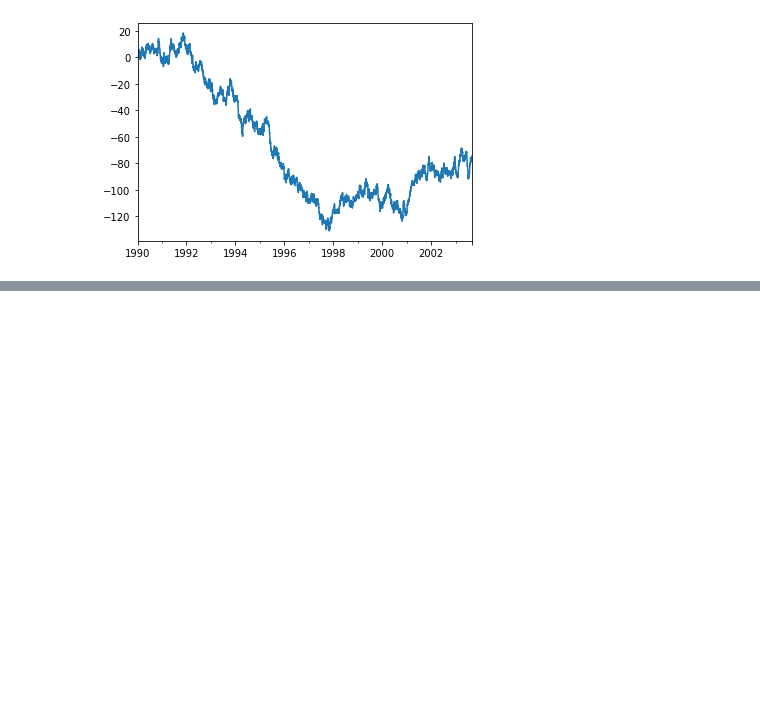
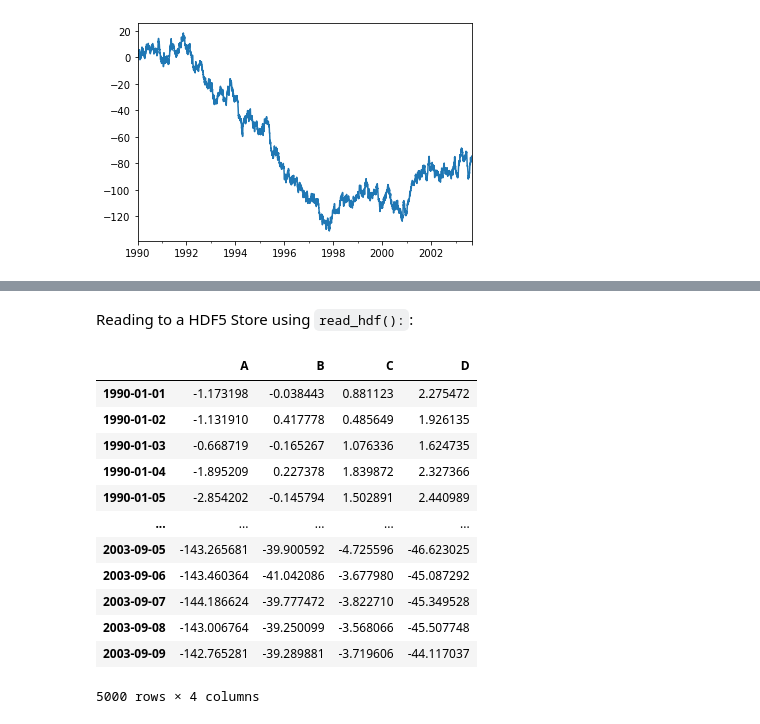
Before and after one commit to MMoronto/pytorch_exercises, a Jupyter notebook: Peutingar_datasets.ipynb, the cells around one changed output, grey strips where cells are left out. Drawn from its saved outputs; the diff is of its cells as text; code cells hidden in the pictures; blank space fills up the shorter version.

```diff
--- a/Peutingar_datasets.ipynb
+++ b/Peutingar_datasets.ipynb
@@ -1150,0 +1200,18 @@ ts.plot();
+# %% [markdown]
+Reading to a HDF5 Store using `read_hdf():`:
+# %%
+pd.read_hdf("foo.h5", "df")
+# %% [output]
+|  | A | B | C | D |
+| 1990-01-01 | -1.173198 | -0.038443 | 0.881123 | 2.275472 |
+| 1990-01-02 | -1.131910 | 0.417778 | 0.485649 | 1.926135 |
+| 1990-01-03 | -0.668719 | -0.165267 | 1.076336 | 1.624735 |
+| 1990-01-04 | -1.895209 | 0.227378 | 1.839872 | 2.327366 |
+| 1990-01-05 | -2.854202 | -0.145794 | 1.502891 | 2.440989 |
+| ... | ... | ... | ... | ... |
+| 2003-09-05 | -143.265681 | -39.900592 | -4.725596 | -46.623025 |
+| 2003-09-06 | -143.460364 | -41.042086 | -3.677980 | -45.087292 |
+| 2003-09-07 | -144.186624 | -39.777472 | -3.822710 | -45.349528 |
+| 2003-09-08 | -143.006764 | -39.250099 | -3.568066 | -45.507748 |
+| 2003-09-09 | -142.765281 | -39.289881 | -3.719606 | -44.117037 |
+5000 rows × 4 columns
```
Also changed, not shown: parts of 8 cells of this notebook.
